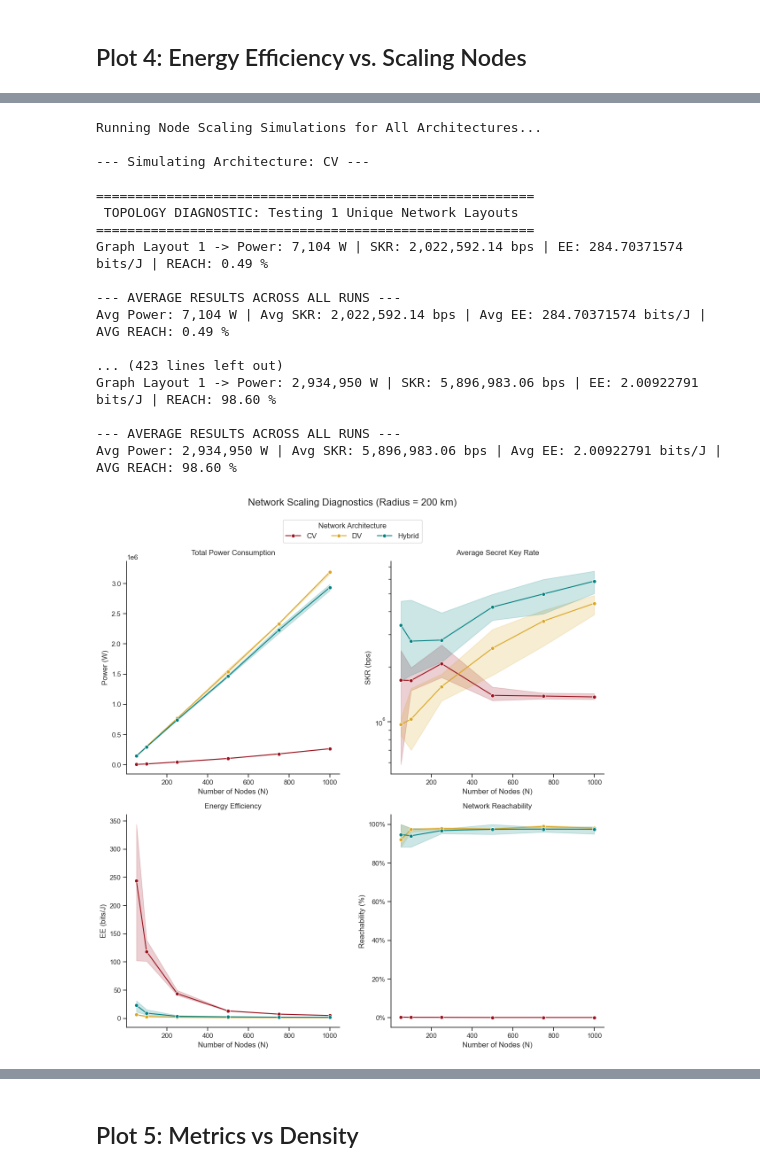
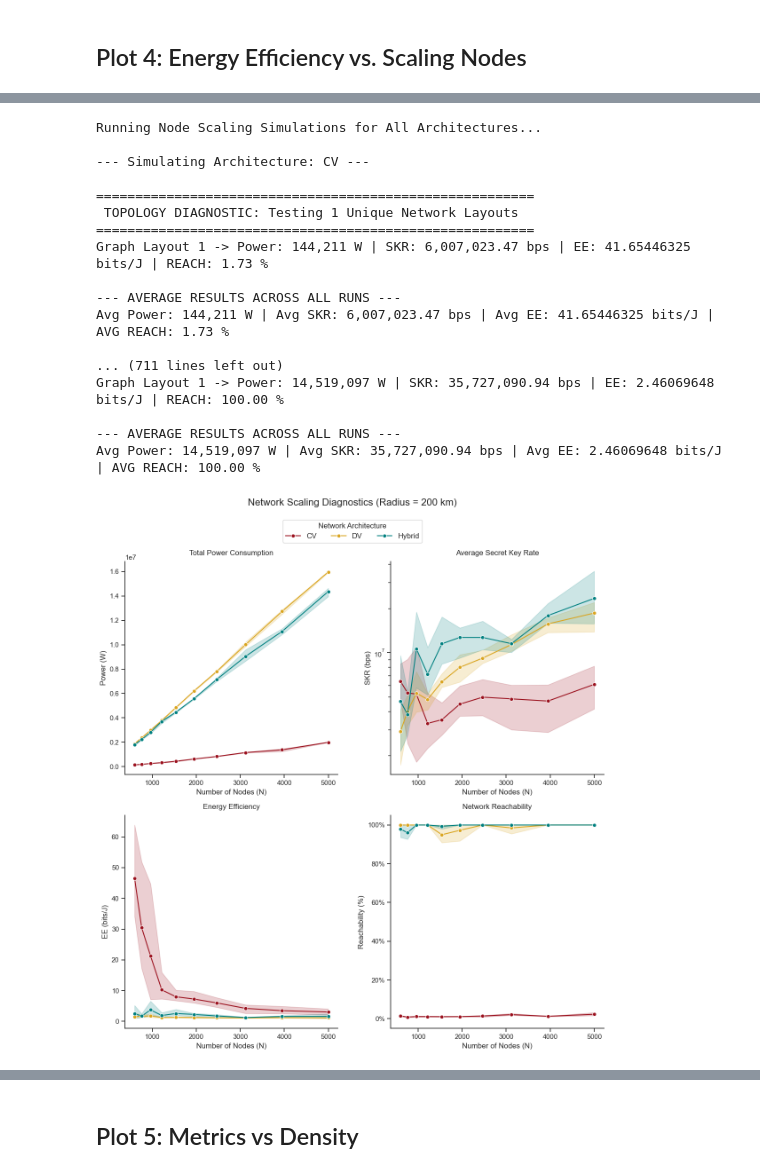
Before and after one commit to lucamar91/qkd_networks, a Jupyter notebook: Energy_plots.ipynb, the cells around one changed output, grey strips where cells are left out. Cells and saved outputs as stored; diff of their text form; code cells hidden in the pictures.

```diff
--- a/Energy_plots.ipynb
+++ b/Energy_plots.ipynb
@@ -261,6 +283,6 @@ Avg Power: 257,865 W | Avg SKR: 1,290,116.46 bps | Avg EE: 5.00306151 bits/J | A
 # %%
 # Sweeping N from 50 up to 1000
-N_values = [50, 100, 250, 500, 750, 1000]
+N_values = np.logspace(np.log10(600), np.log10(5000), num=10, dtype=int)
 fixed_radius = 200 # Constant area
 architectures = ['CV', 'DV', 'hybrid'] # Loop through all three!
 scaling_data = []
@@ -333,39 +355,39 @@ axes[3].set_ylim(-5, 105)
 axes[3].yaxis.set_major_formatter(mtick.PercentFormatter())
 
 # Format all boxes to be perfectly square
 for ax in axes:
     ax.set_box_aspect(1)
 
 # Extract the legend from the 4th plot and move it to the very top of the figure
 handles, labels = axes[3].get_legend_handles_labels()
 axes[3].get_legend().remove() # Remove it from the individual subplot
 fig.legend(handles, labels, title='Network Architecture', loc='lower center',
            bbox_to_anchor=(0.5, 0.96), ncol=3, fontsize=12, title_fontsize=12)
 
 # Adjust the title slightly higher to make room for the new master legend
 plt.suptitle(f'Network Scaling Diagnostics (Radius = {fixed_radius} km)', fontsize=16, y=1.05)
 plt.tight_layout()
 plt.savefig('plots/4_scaling_diagnostics_2x2_comparison.pdf', bbox_inches='tight')
 plt.show()
 # %% [output]
 Running Node Scaling Simulations for All Architectures...
 
 --- Simulating Architecture: CV ---
 
 ========================================================
  TOPOLOGY DIAGNOSTIC: Testing 1 Unique Network Layouts
 ========================================================
-Graph Layout 1 -> Power: 7,104 W | SKR: 2,022,592.14 bps | EE: 284.70371574 bits/J | REACH: 0.49 %
+Graph Layout 1 -> Power: 144,211 W | SKR: 6,007,023.47 bps | EE: 41.65446325 bits/J | REACH: 1.73 %
 
 --- AVERAGE RESULTS ACROSS ALL RUNS ---
-Avg Power: 7,104 W | Avg SKR: 2,022,592.14 bps | Avg EE: 284.70371574 bits/J | AVG REACH: 0.49 %
+Avg Power: 144,211 W | Avg SKR: 6,007,023.47 bps | Avg EE: 41.65446325 bits/J | AVG REACH: 1.73 %
 
-... (423 lines left out)
-Graph Layout 1 -> Power: 2,934,950 W | SKR: 5,896,983.06 bps | EE: 2.00922791 bits/J | REACH: 98.60 %
+... (711 lines left out)
+Graph Layout 1 -> Power: 14,519,097 W | SKR: 35,727,090.94 bps | EE: 2.46069648 bits/J | REACH: 100.00 %
 
 --- AVERAGE RESULTS ACROSS ALL RUNS ---
-Avg Power: 2,934,950 W | Avg SKR: 5,896,983.06 bps | Avg EE: 2.00922791 bits/J | AVG REACH: 98.60 %
+Avg Power: 14,519,097 W | Avg SKR: 35,727,090.94 bps | Avg EE: 2.46069648 bits/J | AVG REACH: 100.00 %
-[figure, old version]
+[figure, new version]
 # %%
 import pandas as pd
 import seaborn as sns
```
Also changed, not shown: parts of 11 cells of this notebook, 11 other files.
